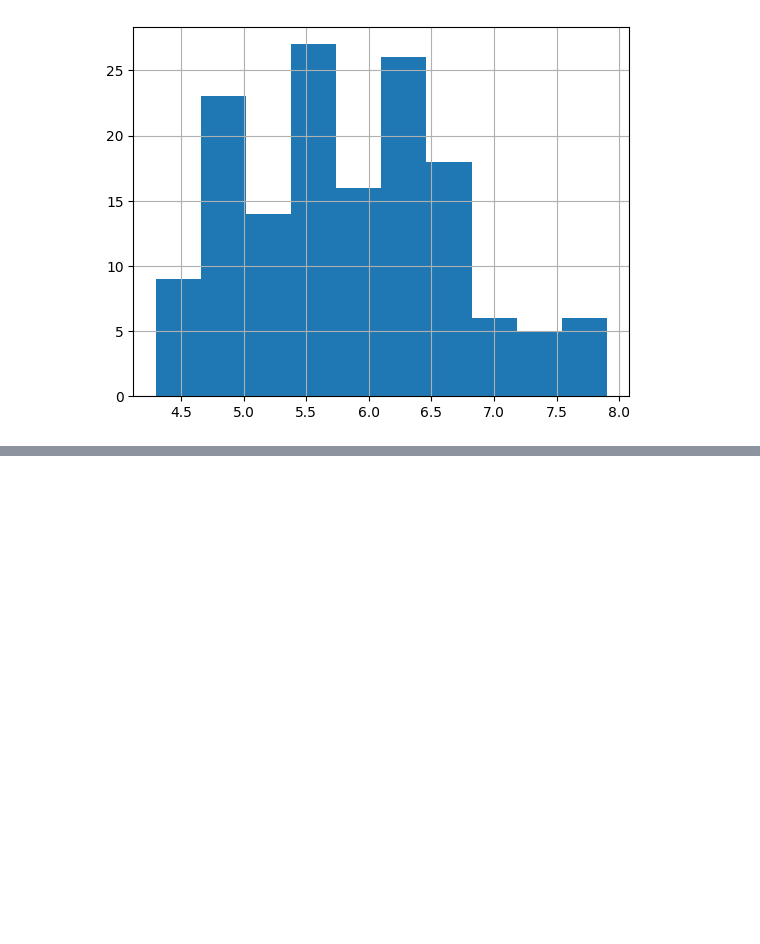
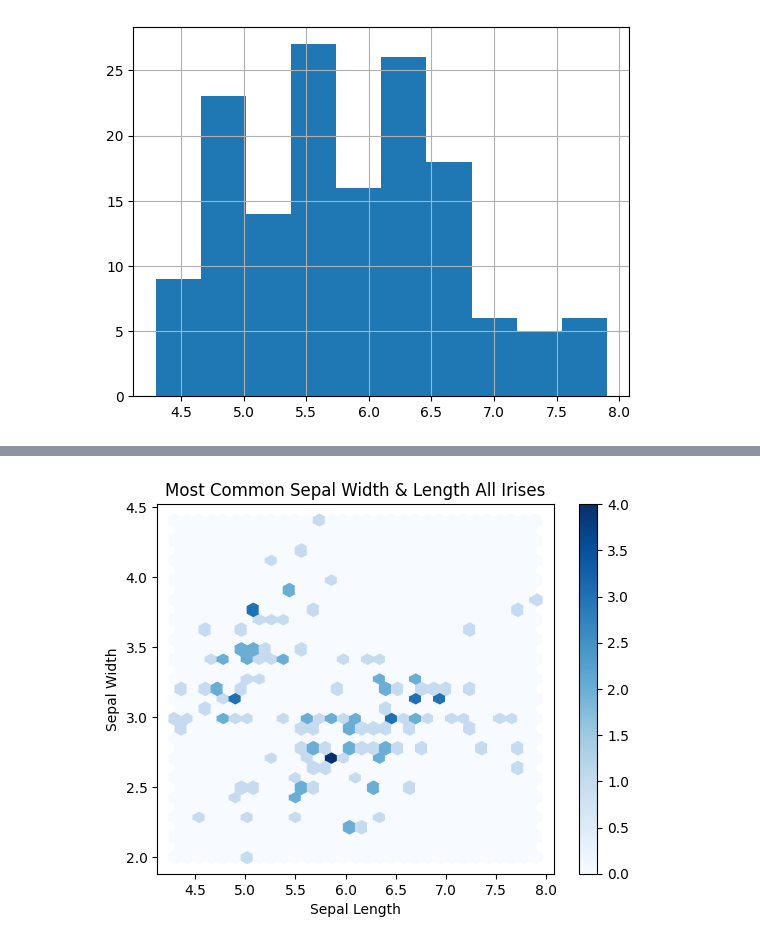
Before and after one commit to PectenMaximus/FDA_1, a Jupyter notebook: FDA1_Notebook.ipynb, the cells around one changed output, grey strips where cells are left out. Cells and saved outputs as stored; diff of their text form; code cells hidden in the pictures; blank space fills up the shorter version.

```diff
--- a/FDA1_Notebook.ipynb
+++ b/FDA1_Notebook.ipynb
@@ -132,0 +150,13 @@ AttributeError: module 'matplotlib' has no attribute 'scatterplot'
+# %%
+x = np.array(IrisData['SepalLengthCm'])
+y = np.array(IrisData['SepalWidthCm'])
+
+plt.hexbin(x, y, gridsize=30, cmap='Blues')
+
+plt.xlabel('Sepal Length')
+plt.ylabel('Sepal Width')
+plt.title('Most Common Sepal Width & Length All Irises')
+plt.colorbar()
+plt.show()
+# %% [output]
+[figure, added]
```
Also changed, not shown: parts of 11 cells of this notebook.
